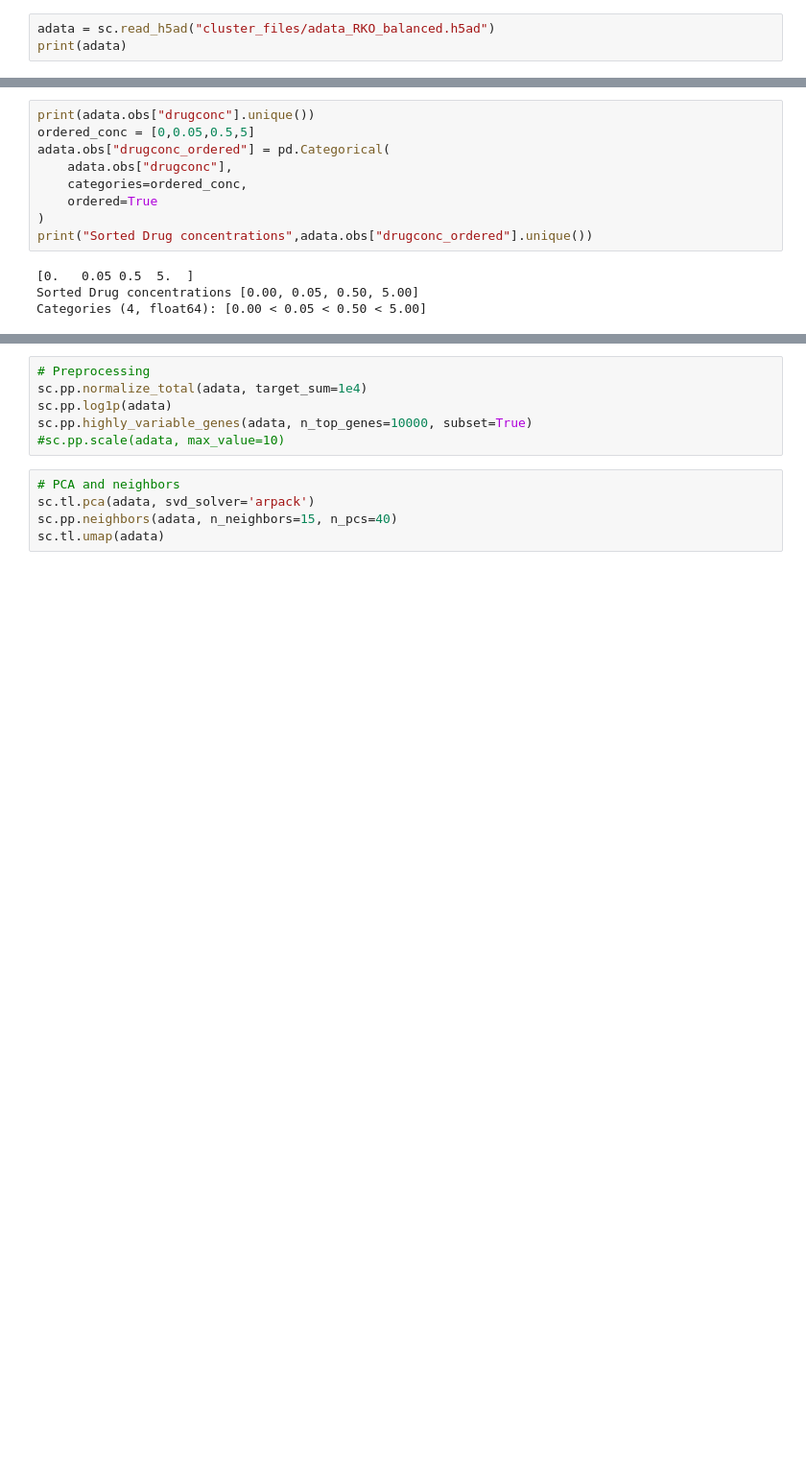
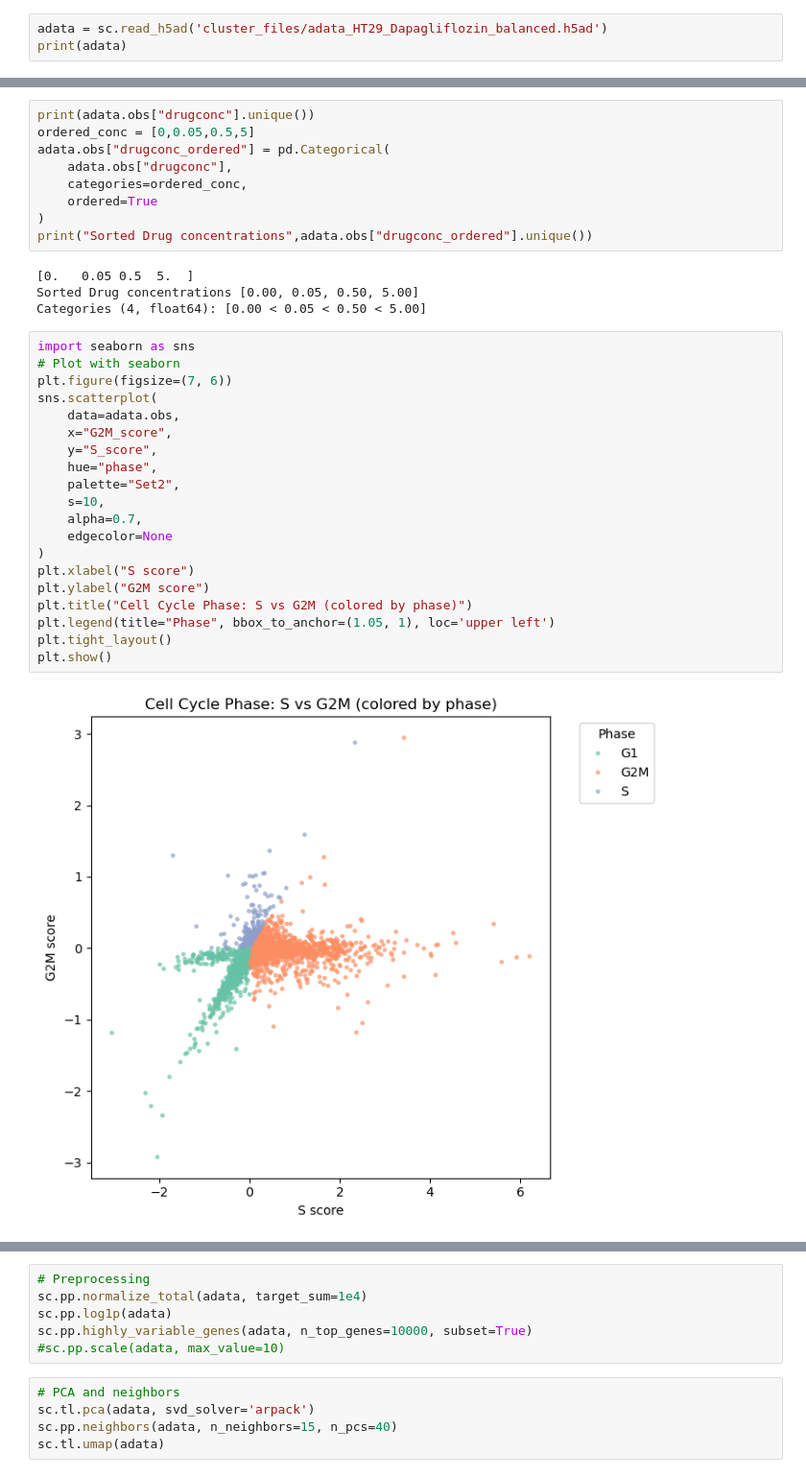
Before and after one commit to jeuken/CycleVI, a Jupyter notebook: old_model_code/Data_Analysis.ipynb, the cells around one changed output, grey strips where cells are left out. Shown at 96% size. Drawn from its saved outputs; the diff is of its cells as text; blank space fills up the shorter version.

```diff
--- a/old_model_code/Data_Analysis.ipynb
+++ b/old_model_code/Data_Analysis.ipynb
@@ -5,6 +5,6 @@ import os
 import pandas as pd
 os.chdir("/Users/piamozdzanowski/Documents/GitHub/PerturbCycleVI")
 # %%
-adata = sc.read_h5ad("cluster_files/adata_RKO_balanced.h5ad")
+adata = sc.read_h5ad('cluster_files/adata_HT29_Dapagliflozin_balanced.h5ad')
 print(adata)
 # %% [output]
@@ -25,3 +25,25 @@ print("Sorted Drug concentrations",adata.obs["drugconc_ordered"].unique())
 [0.   0.05 0.5  5.  ]
 Sorted Drug concentrations [0.00, 0.05, 0.50, 5.00]
 Categories (4, float64): [0.00 < 0.05 < 0.50 < 5.00]
+# %%
+import seaborn as sns
+# Plot with seaborn
+plt.figure(figsize=(7, 6))
+sns.scatterplot(
+    data=adata.obs,
+    x="G2M_score",
+    y="S_score",
+    hue="phase",
+    palette="Set2",
+    s=10,
+    alpha=0.7,
+    edgecolor=None
+)
+plt.xlabel("S score")
+plt.ylabel("G2M score")
+plt.title("Cell Cycle Phase: S vs G2M (colored by phase)")
+plt.legend(title="Phase", bbox_to_anchor=(1.05, 1), loc='upper left')
+plt.tight_layout()
+plt.show()
+# %% [output]
+[figure, added]
```
Also changed, not shown: parts of 11 cells of this notebook, 29 other files.
